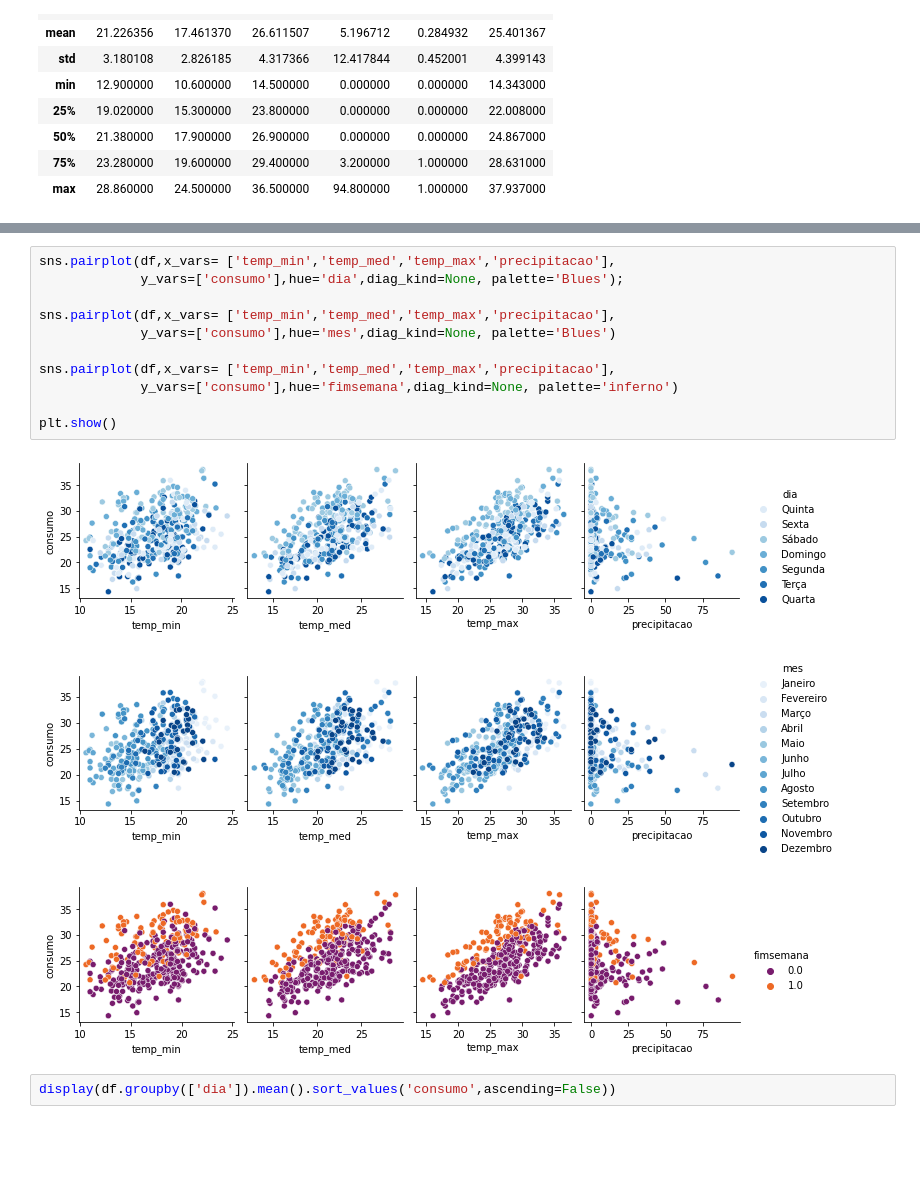
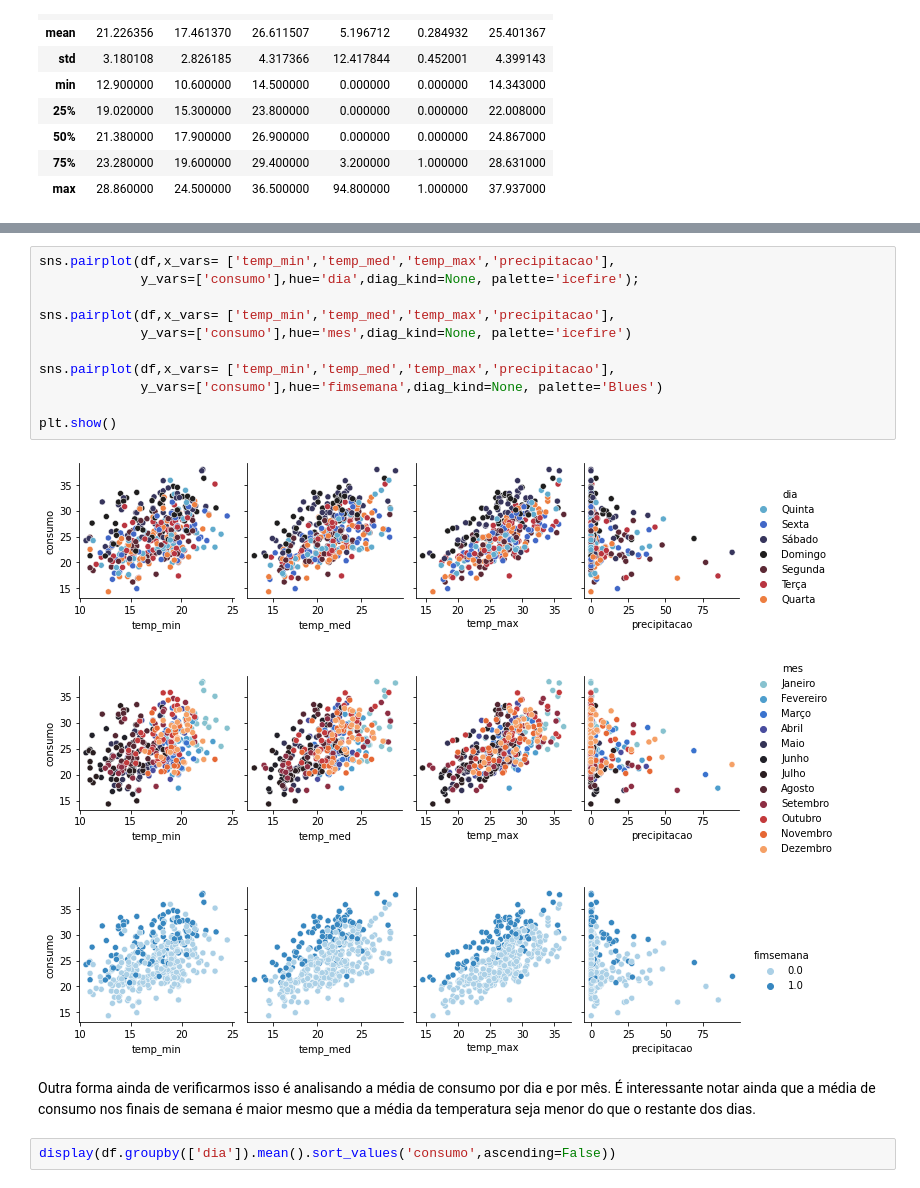
Before and after one commit to thiagolopes97/Portifolio_Projetos, a Jupyter notebook: Reg_Cerveja_SP.ipynb, the cells around one changed output, grey strips where cells are left out. Cells and saved outputs as stored; diff of their text form; blank space fills up the shorter version.

```diff
--- a/Reg_Cerveja_SP.ipynb
+++ b/Reg_Cerveja_SP.ipynb
@@ -321,18 +346,20 @@ plt.show()
 # %%
 sns.pairplot(df,x_vars= ['temp_min','temp_med','temp_max','precipitacao'],
-             y_vars=['consumo'],hue='dia',diag_kind=None, palette='Blues');
+             y_vars=['consumo'],hue='dia',diag_kind=None, palette='icefire');
 
 sns.pairplot(df,x_vars= ['temp_min','temp_med','temp_max','precipitacao'],
-             y_vars=['consumo'],hue='mes',diag_kind=None, palette='Blues')
+             y_vars=['consumo'],hue='mes',diag_kind=None, palette='icefire')
 
 sns.pairplot(df,x_vars= ['temp_min','temp_med','temp_max','precipitacao'],
-             y_vars=['consumo'],hue='fimsemana',diag_kind=None, palette='inferno')
+             y_vars=['consumo'],hue='fimsemana',diag_kind=None, palette='Blues')
 
 plt.show()
 # %% [output]
-[figure, old version]
+[figure, new version]
-[figure, old version]
+[figure, new version]
-[figure, old version]
+[figure, new version]
+# %% [markdown]
+Outra forma ainda de verificarmos isso é analisando a média de consumo por dia e por mês. É interessante notar ainda que a média de consumo nos finais de semana é maior mesmo que a média da temperatura seja menor do que o restante dos dias.
 # %%
 display(df.groupby(['dia']).mean().sort_values('consumo',ascending=False))
 # %% [output]
```
Also changed, not shown: parts of 21 cells of this notebook.
